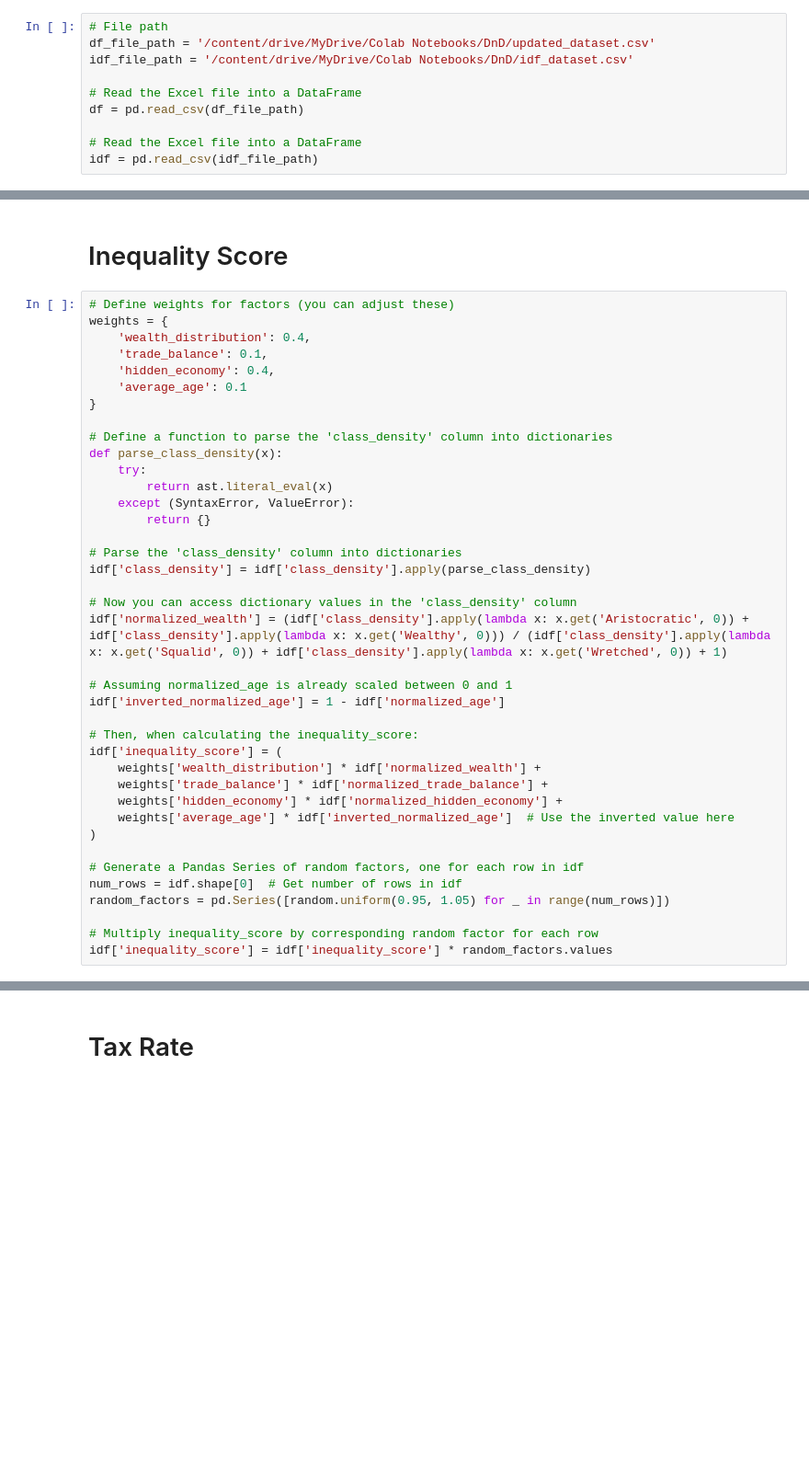
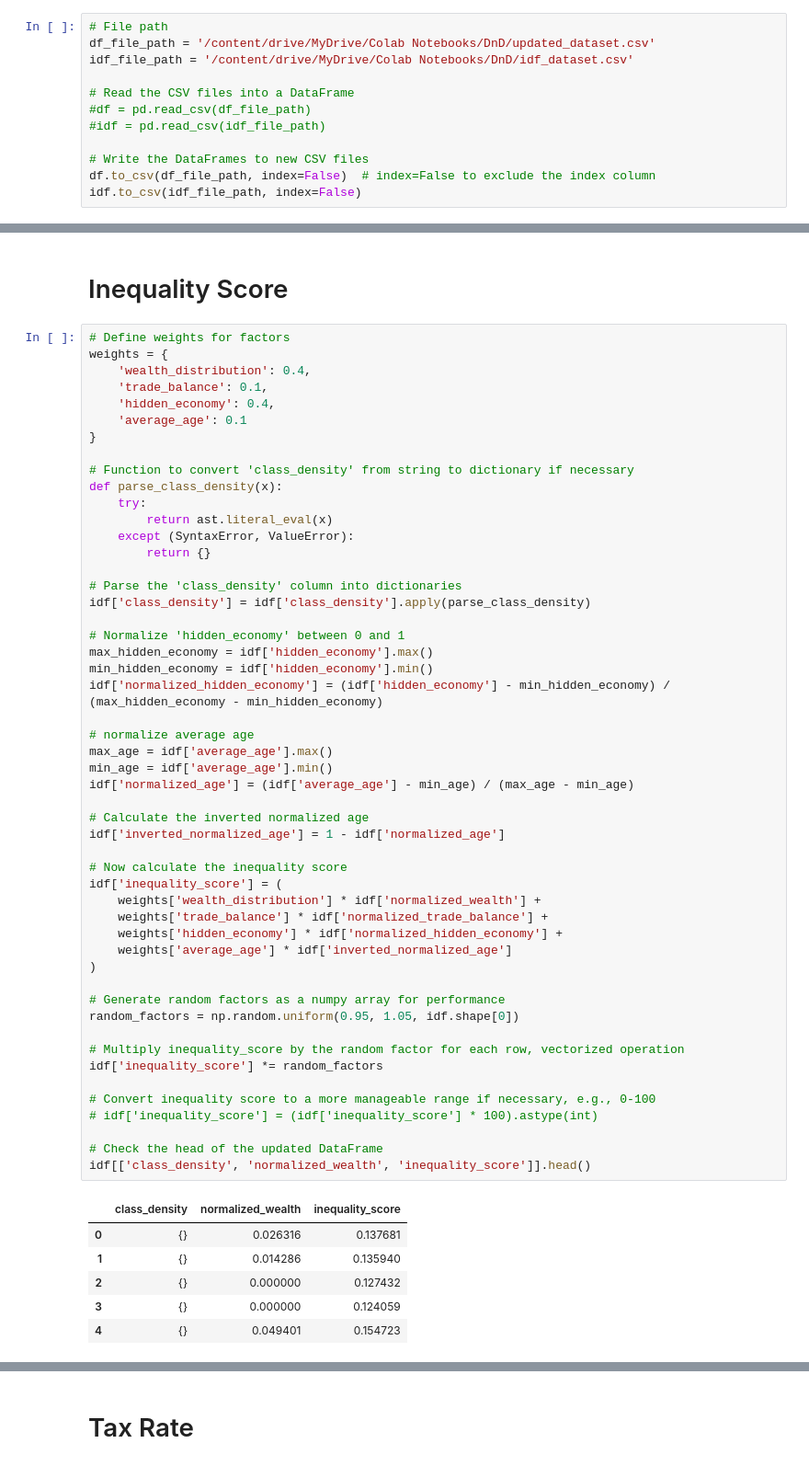
Before and after one commit to jbloewencolon/Creating-Dataset-for-The-Socioeconomics-of-Faerun, a Jupyter notebook: data_engineering.ipynb, the cells around one changed output, grey strips where cells are left out. Shown at 92% size. Drawn from its saved outputs; the diff is of its cells as text; blank space fills up the shorter version.

```diff
--- a/data_engineering.ipynb
+++ b/data_engineering.ipynb
@@ -12,11 +12,13 @@ import ast
 df_file_path = '/content/drive/MyDrive/Colab Notebooks/DnD/updated_dataset.csv'
 idf_file_path = '/content/drive/MyDrive/Colab Notebooks/DnD/idf_dataset.csv'
 
-# Read the Excel file into a DataFrame
-df = pd.read_csv(df_file_path)
+# Read the CSV files into a DataFrame
+#df = pd.read_csv(df_file_path)
+#idf = pd.read_csv(idf_file_path)
 
-# Read the Excel file into a DataFrame
-idf = pd.read_csv(idf_file_path)
+# Write the DataFrames to new CSV files
+df.to_csv(df_file_path, index=False)  # index=False to exclude the index column
+idf.to_csv(idf_file_path, index=False)
 # %%
 df.info()
 # %% [output]
@@ -593,44 +662,63 @@ print(df[['settlement', 'settlement_population', 'settlement_size', 'most_likely
 # %% [markdown]
 # Inequality Score
 # %%
-# Define weights for factors (you can adjust these)
+# Define weights for factors
 weights = {
     'wealth_distribution': 0.4,
     'trade_balance': 0.1,
     'hidden_economy': 0.4,
     'average_age': 0.1
 }
 
-# Define a function to parse the 'class_density' column into dictionaries
+# Function to convert 'class_density' from string to dictionary if necessary
 def parse_class_density(x):
     try:
         return ast.literal_eval(x)
     except (SyntaxError, ValueError):
         return {}
 
 # Parse the 'class_density' column into dictionaries
 idf['class_density'] = idf['class_density'].apply(parse_class_density)
 
-# Now you can access dictionary values in the 'class_density' column
-idf['normalized_wealth'] = (idf['class_density'].apply(lambda x: x.get('Aristocratic', 0)) + idf['class_density'].apply(lambda x: x.get('Wealthy', 0))) / (idf['class_density'].apply(lambda x: x.get('Squalid', 0)) + idf['class_density'].apply(lambda x: x.get('Wretched', 0)) + 1)
+# Normalize 'hidden_economy' between 0 and 1
+max_hidden_economy = idf['hidden_economy'].max()
+min_hidden_economy = idf['hidden_economy'].min()
+idf['normalized_hidden_economy'] = (idf['hidden_economy'] - min_hidden_economy) / (max_hidden_economy - min_hidden_economy)
 
-# Assuming normalized_age is already scaled between 0 and 1
+# normalize average age
+max_age = idf['average_age'].max()
+min_age = idf['average_age'].min()
+idf['normalized_age'] = (idf['average_age'] - min_age) / (max_age - min_age)
+
+# Calculate the inverted normalized age
 idf['inverted_normalized_age'] = 1 - idf['normalized_age']
 
-# Then, when calculating the inequality_score:
+# Now calculate the inequality score
 idf['inequality_score'] = (
     weights['wealth_distribution'] * idf['normalized_wealth'] +
     weights['trade_balance'] * idf['normalized_trade_balance'] +
     weights['hidden_economy'] * idf['normalized_hidden_economy'] +
-    weights['average_age'] * idf['inverted_normalized_age']  # Use the inverted value here
+    weights['average_age'] * idf['inverted_normalized_age']
 )
 
-# Generate a Pandas Series of random factors, one for each row in idf
-num_rows = idf.shape[0]  # Get number of rows in idf
-random_factors = pd.Series([random.uniform(0.95, 1.05) for _ in range(num_rows)])
+# Generate random factors as a numpy array for performance
+random_factors = np.random.uniform(0.95, 1.05, idf.shape[0])
 
-# Multiply inequality_score by corresponding random factor for each row
-idf['inequality_score'] = idf['inequality_score'] * random_factors.values
+# Multiply inequality_score by the random factor for each row, vectorized operation
+idf['inequality_score'] *= random_factors
+
+# Convert inequality score to a more manageable range if necessary, e.g., 0-100
+# idf['inequality_score'] = (idf['inequality_score'] * 100).astype(int)
+
+# Check the head of the updated DataFrame
+idf[['class_density', 'normalized_wealth', 'inequality_score']].head()
+# %% [output]
+|  | class_density | normalized_wealth | inequality_score |
+| 0 | {} | 0.026316 | 0.137681 |
+| 1 | {} | 0.014286 | 0.135940 |
+| 2 | {} | 0.000000 | 0.127432 |
+| 3 | {} | 0.000000 | 0.124059 |
+| 4 | {} | 0.049401 | 0.154723 |
 # %%
 idf['inequality_score'].describe()
 # %% [output]
```
Also changed, not shown: parts of 48 cells of this notebook.
